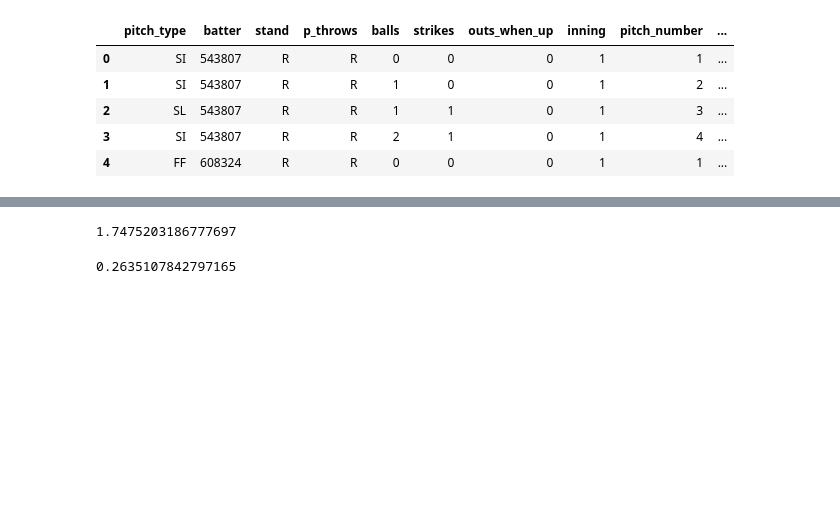
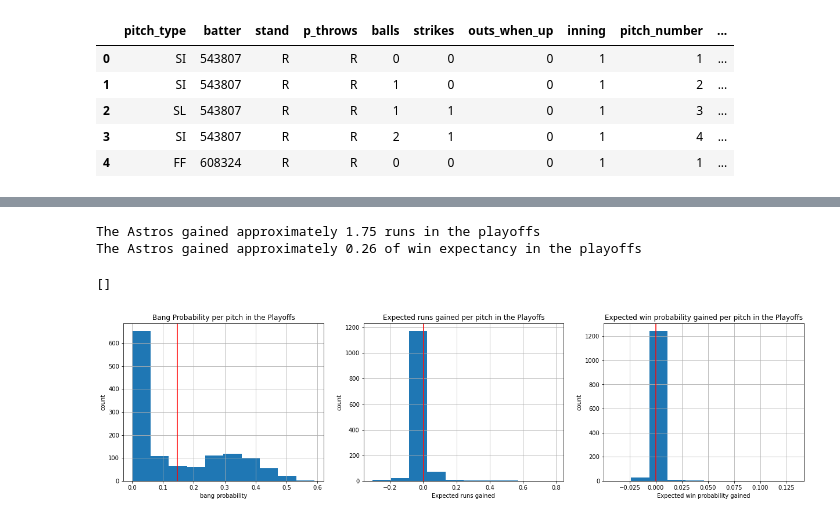
Before and after one commit to Ethor13/astros, a Jupyter notebook: naive_bayes.ipynb, the cells around one changed output, grey strips where cells are left out. Saved outputs shown, nothing was run; the diff lists cells and outputs as text; code cells hidden in the pictures; blank space fills up the shorter version.

```diff
--- a/naive_bayes.ipynb
+++ b/naive_bayes.ipynb
@@ -66,5 +254,5 @@ small_df.head()
 # %%
-cat_df = small_df.copy()
+cat_df = df.copy()
 for col in cat_df.columns:
     if col not in non_feature_cols:
         cat_df[col] = cat_df[col].astype('category').cat.codes
@@ -79,4 +284,2 @@ y_train = y_train.astype('category').cat.codes
 # %%
-clf = CategoricalNB()
+clf = CategoricalNB().fit(x_train, y_train)
-# %%
-clf.fit(x_train, y_train)
@@ -96,13 +294,42 @@ test_deltas = small_df.loc[~train_mask, ['delta_home_win_exp', 'delta_run_exp']]
 # %%
-res = small_df.loc[~train_mask, ['delta_home_win_exp', 'delta_run_exp']].reset_index(drop=True)
+res = df.loc[~train_mask, ['delta_home_win_exp', 'delta_run_exp']].reset_index(drop=True)
 res['bang_probability'] = bang_probability
+
+# probability of a bang * gain from the pitch = expected gain from banging
 res['exp_delta_win_exp'] = res['bang_probability'] * res['delta_home_win_exp']
 res['exp_delta_runs'] = res['bang_probability'] * res['delta_run_exp']
-# %%
-res.exp_delta_runs.sum()
-# %% [output]
-1.7475203186777697
-# %%
-res.exp_delta_win_exp.sum()
-# %% [output]
-0.2635107842797165
+# %%
+runs_gained = res.exp_delta_runs.sum()
+win_exp_gained = res.exp_delta_win_exp.sum()
+
+print(f"The Astros gained approximately {runs_gained:.2f} runs in the playoffs")
+print(f"The Astros gained approximately {win_exp_gained:.2f} of win expectancy in the playoffs")
+# %% [output]
+The Astros gained approximately 1.75 runs in the playoffs
+The Astros gained approximately 0.26 of win expectancy in the playoffs
+# %%
+fig, ax = plt.subplots(nrows=1, ncols=3, figsize=(21,5))
+
+res.bang_probability.hist(ax=ax[0])
+res.exp_delta_runs.hist(ax=ax[1])
+res.exp_delta_win_exp.hist(ax=ax[2])
+
+ax[0].set_title('Bang Probability per pitch in the Playoffs')
+ax[0].set_xlabel('bang probability')
+ax[0].set_ylabel('count')
+ax[0].axvline(res.bang_probability.mean(), color='red')
+
+ax[1].set_title('Expected runs gained per pitch in the Playoffs')
+ax[1].set_xlabel('Expected runs gained')
+ax[1].set_ylabel('count')
+ax[1].axvline(res.exp_delta_runs.mean(), color='red')
+
+ax[2].set_title('Expected win probability gained per pitch in the Playoffs')
+ax[2].set_xlabel('Expected win probability gained')
+ax[2].set_ylabel('count')
+ax[2].axvline(res.exp_delta_win_exp.mean(), color='red')
+
+plt.plot()
+# %% [output]
+[]
+[figure, added]
```
Also changed, not shown: parts of 53 cells of this notebook.
